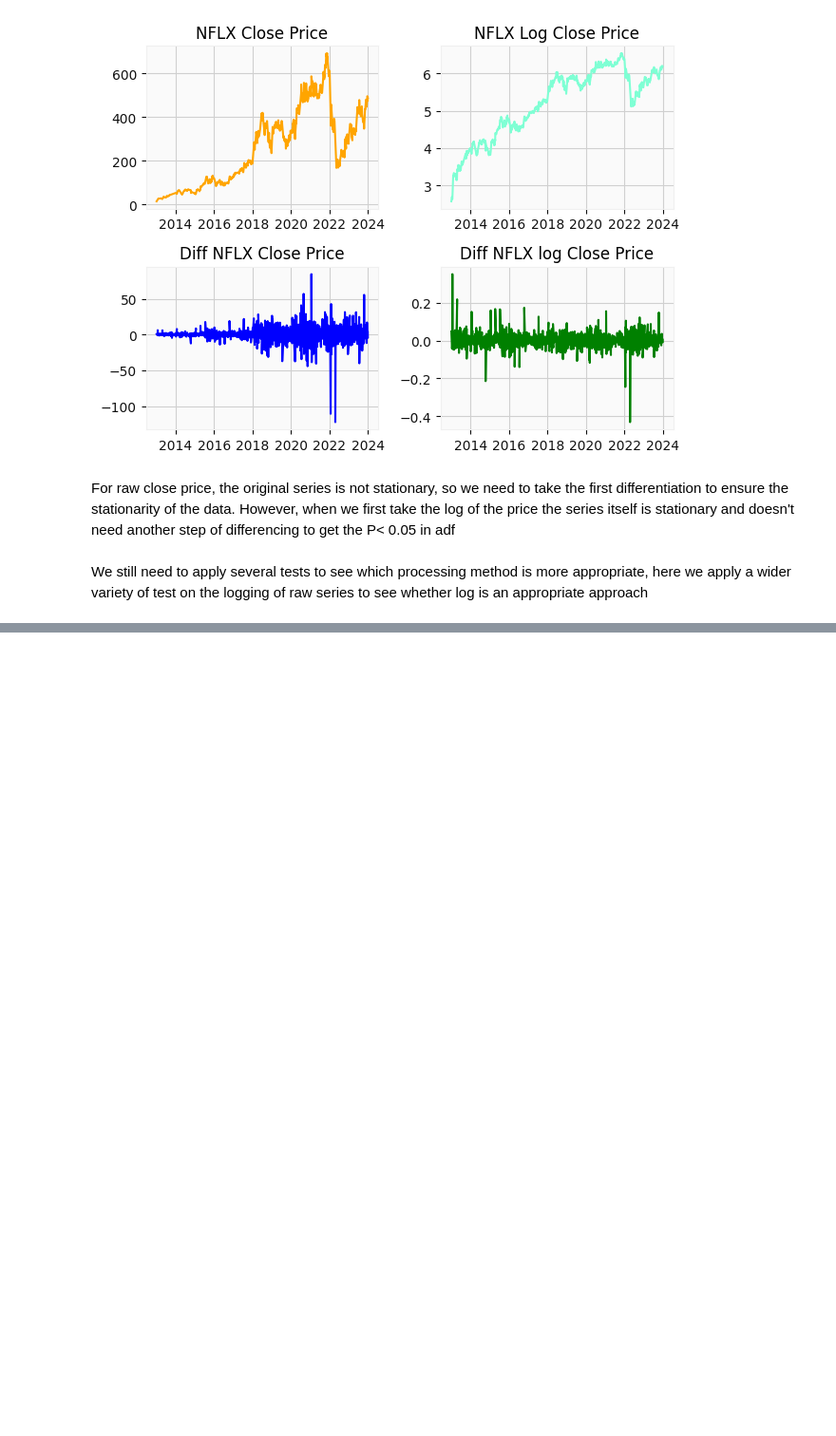
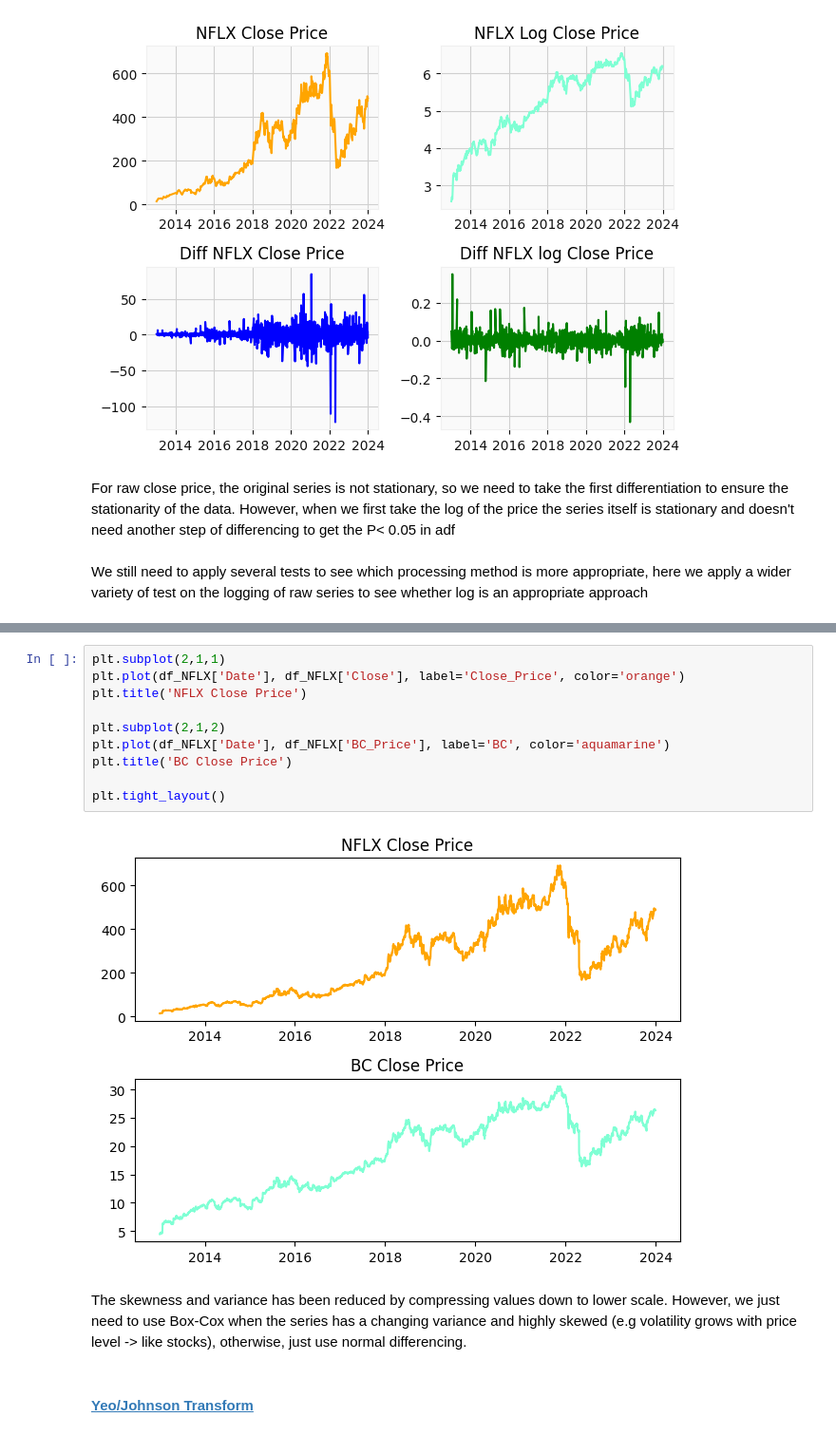
Before and after one commit to GinHikat/OmniTS_for_Stock, a Jupyter notebook: notebooks/prep_eda.ipynb, the cells around one changed output, grey strips where cells are left out. Shown at 95% size. Cells and saved outputs as stored; diff of their text form; blank space fills up the shorter version.

```diff
--- a/notebooks/prep_eda.ipynb
+++ b/notebooks/prep_eda.ipynb
@@ -561,0 +675,16 @@ df_NFLX['Close_diff'] = df_NFLX['Close'] - df_NFLX['Close'].shift(1)
+# %%
+plt.subplot(2,1,1)
+plt.plot(df_NFLX['Date'], df_NFLX['Close'], label='Close_Price', color='orange')
+plt.title('NFLX Close Price')
+
+plt.subplot(2,1,2)
+plt.plot(df_NFLX['Date'], df_NFLX['BC_Price'], label='BC', color='aquamarine')
+plt.title('BC Close Price')
+
+plt.tight_layout()
+# %% [output]
+[figure, added]
+# %% [markdown]
+The skewness and variance has been reduced by compressing values down to lower scale. However, we just need to use Box-Cox when the series has a changing variance and highly skewed (e.g volatility grows with price level -> like stocks), otherwise, just use normal differencing.
+# %% [markdown]
+#### <a id='toc2_2_2_2_'></a>[Yeo/Johnson Transform](#toc0_)
```
Also changed, not shown: parts of 70 cells of this notebook, 8 other files.
